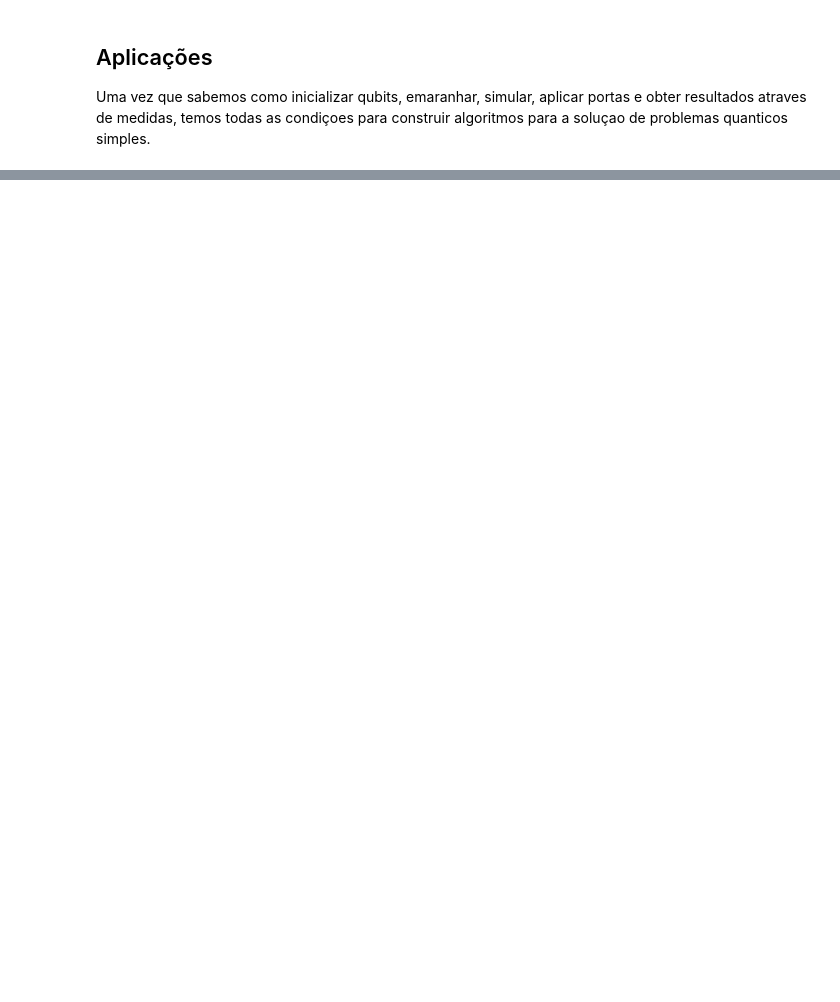
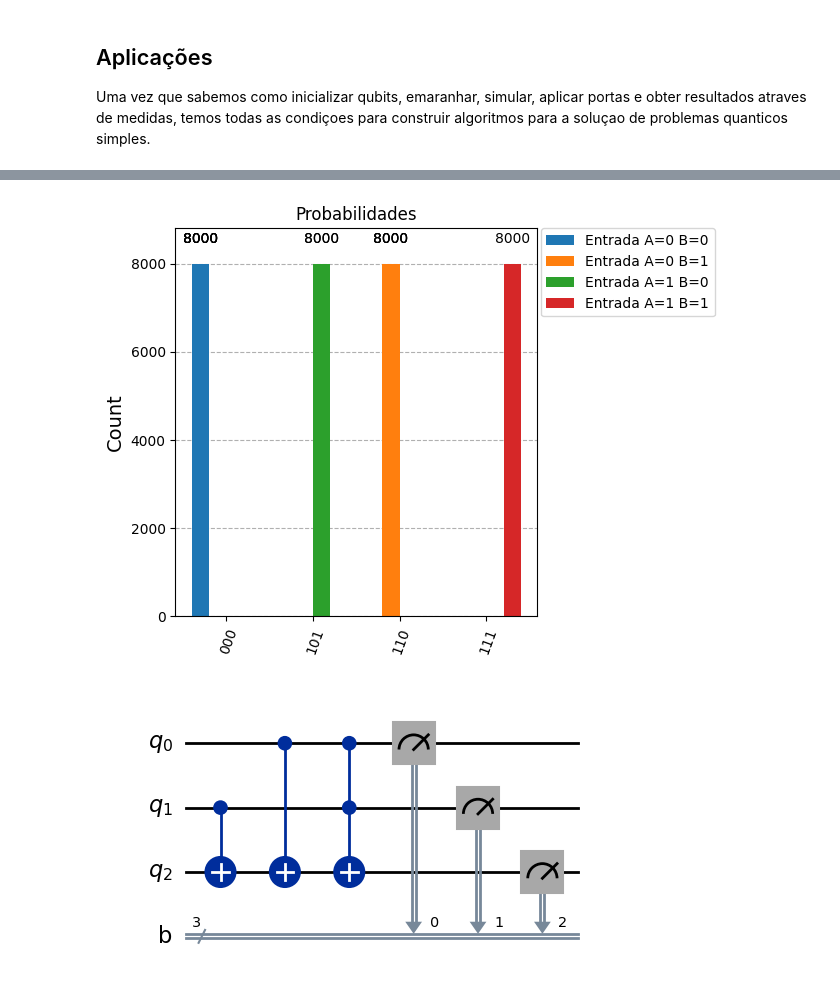
Before and after one commit to joaomoraski/quantum-computing-thesis, a Jupyter notebook: artigos/qiskit-learning.ipynb, the cells around one changed output, grey strips where cells are left out. Cells and saved outputs as stored; diff of their text form; code cells hidden in the pictures; blank space fills up the shorter version.

```diff
--- a/artigos/qiskit-learning.ipynb
+++ b/artigos/qiskit-learning.ipynb
@@ -797,0 +885,57 @@ Uma vez que sabemos como inicializar qubits, emaranhar, simular, aplicar portas
+# %%
+q_Or = QuantumRegister(3, 'q')
+bAnd = ClassicalRegister(3, 'b')
+
+circuits = []
+# Entry: A=0 B=0
+circuit_or1 = QuantumCircuit(q_Or, bAnd)
+circuit_or1.cx(q_Or[1], q_Or[2])
+circuit_or1.cx(q_Or[0], q_Or[2])
+circuit_or1.ccx(q_Or[0], q_Or[1], q_Or[2])
+circuit_or1.measure(q_Or, bAnd)
+circuit_or1.draw(output='mpl')
+circuits.append(circuit_or1)
+
+# Entry: A=0 B=1
+circuit_or2 = QuantumCircuit(q_Or, bAnd)
+circuit_or2.x(q_Or[1])
+circuit_or2.cx(q_Or[1], q_Or[2])
+circuit_or2.cx(q_Or[0], q_Or[2])
+circuit_or2.ccx(q_Or[0], q_Or[1], q_Or[2])
+circuit_or2.measure(q_Or, bAnd)
+circuits.append(circuit_or2)
+
+# Entry: A=1 B=0
+circuit_or3 = QuantumCircuit(q_Or, bAnd)
+circuit_or3.x(q_Or[0])
+circuit_or3.cx(q_Or[1], q_Or[2])
+circuit_or3.cx(q_Or[0], q_Or[2])
+circuit_or3.ccx(q_Or[0], q_Or[1], q_Or[2])
+circuit_or3.measure(q_Or, bAnd)
+circuits.append(circuit_or3)
+
+# Entry: A=1 B=1
+circuit_or4 = QuantumCircuit(q_Or, bAnd)
+circuit_or4.x(q_Or[0])
+circuit_or4.x(q_Or[1])
+circuit_or4.cx(q_Or[1], q_Or[2])
+circuit_or4.cx(q_Or[0], q_Or[2])
+circuit_or4.ccx(q_Or[0], q_Or[1], q_Or[2])
+circuit_or4.measure(q_Or, bAnd)
+circuits.append(circuit_or4)
+
+# Executing and ploting results
+from qiskit_aer import AerSimulator
+
+simulator = AerSimulator()
+
+job = simulator.run(circuits, shots=8000)
+result = job.result()
+
+counts = [result.get_counts(c) for c in circuits]
+
+legend = ['Entrada A=0 B=0', 'Entrada A=0 B=1', 'Entrada A=1 B=0', 'Entrada A=1 B=1']
+plot_histogram(counts, title="Probabilidades", legend=legend)
+# %% [output]
+[figure, added]
+[figure, added]
```
Also changed, not shown: parts of 18 cells of this notebook.
